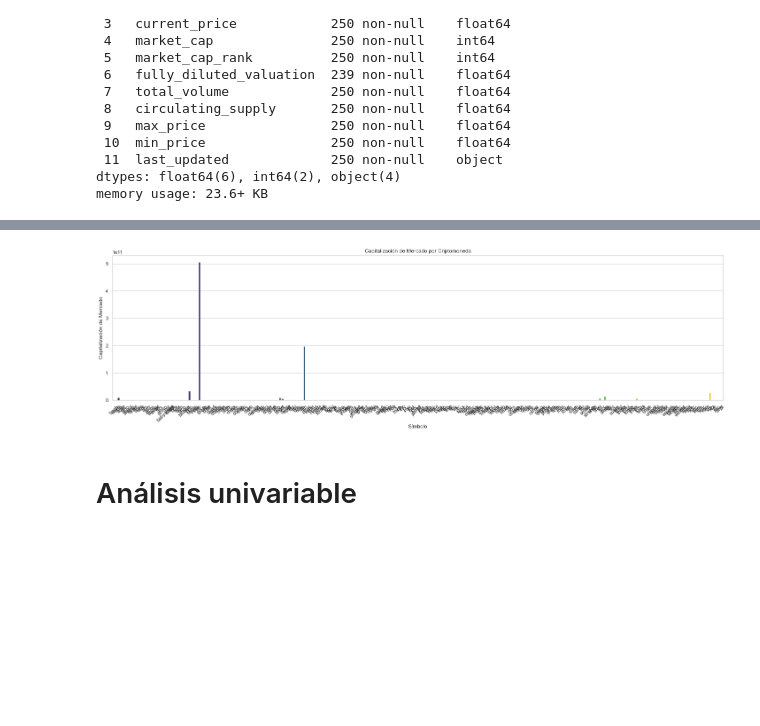
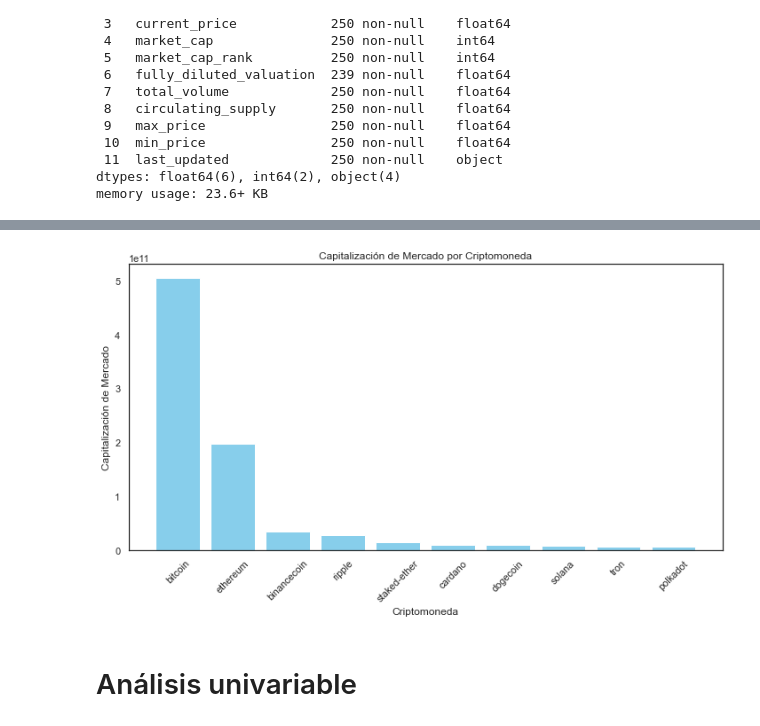
Before and after one commit to Galo0000/Analitics_Proyect_Cryptocurrency, a Jupyter notebook: EDA.ipynb, the cells around one changed output, grey strips where cells are left out. Cells and saved outputs as stored; diff of their text form; code cells hidden in the pictures; blank space fills up the shorter version.

```diff
--- a/EDA.ipynb
+++ b/EDA.ipynb
@@ -178,8 +178,9 @@ df_global[['id','symbol','name','market_cap_rank']] = df_global[['id','symbol','
 df_global['last_updated'] = df_global['last_updated'].apply(lambda x: datetime.strptime(x.split('T')[0], "%Y-%m-%d"))
 # %%
 valores_a_eliminar = ['tether', 'usd-coin']
-df_top10_coins = df_global.loc[~df_global['id'].isin(valores_a_eliminar)].head(10)
+df_top10_coins = df_global.loc[~df_global['id'].isin(valores_a_eliminar)]
 df_top10_coins.reset_index(drop=True, inplace=True)
+df_top10_coins = df_top10_coins.iloc[:10]
 # %%
 df_top10_coins
 # %% [output]
@@ -207,16 +208,16 @@ df_top10_coins.describe()
 | 75% | 1288.370000 | 3.201113e+10 | 5.023658e+10 | 7.898997e+08 | 4.844690e+10 | 3793.755000 | ... |
 | max | 25965.000000 | 5.053345e+11 | 5.451093e+11 | 1.192175e+10 | 1.407384e+11 | 69045.000000 | ... |
 # %%
-plt.figure(figsize=(20, 6))
-sns.barplot(data=df_top10_coins, x='symbol', y='market_cap', palette='viridis')
+plt.figure(figsize=(10, 6))
+plt.bar(df_top10_coins['id'], df_top10_coins['market_cap'], color='skyblue')
+plt.xlabel('Criptomoneda')
+plt.ylabel('Capitalización de Mercado')
 plt.title('Capitalización de Mercado por Criptomoneda')
-plt.xlabel('Símbolo')
-plt.ylabel('Capitalización de Mercado')
 plt.xticks(rotation=45)
 plt.tight_layout()
 plt.show()
 # %% [output]
-[figure, old version]
+[figure, new version]
 # %% [markdown]
 # Análisis univariable
 # %%
```
Also changed, not shown: 1 other file.
